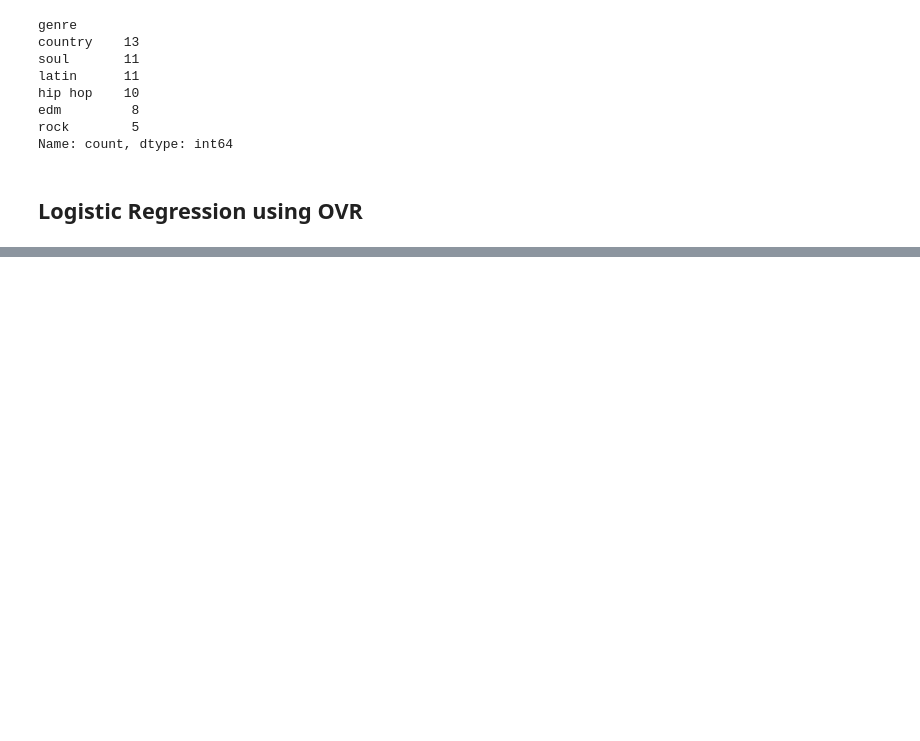
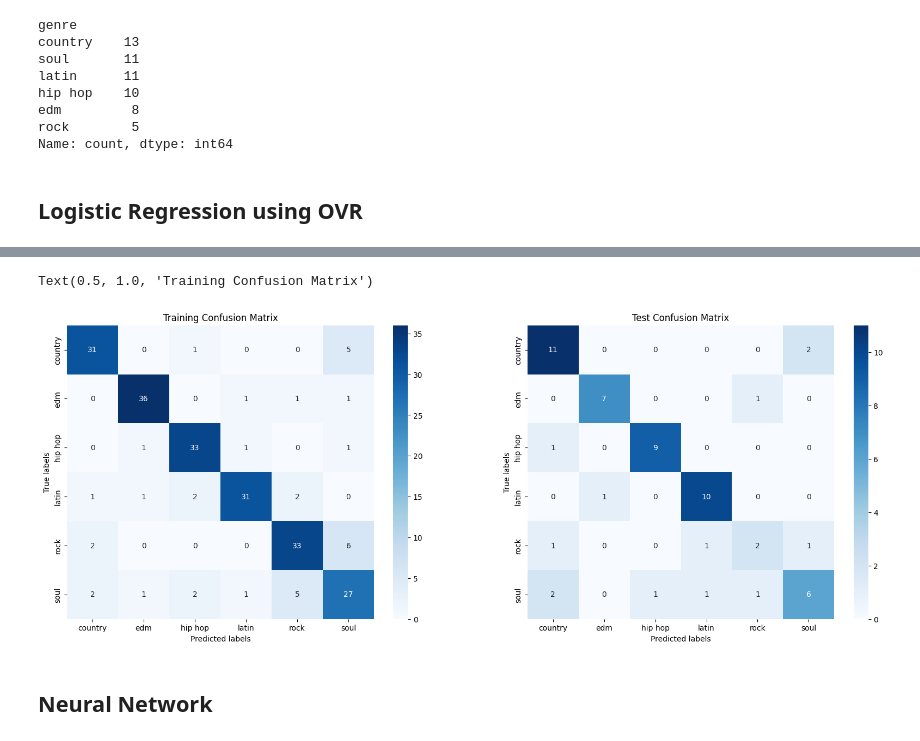
Before and after one commit to jbrismor/DSAN5300, a Jupyter notebook: docs/artist_classification.ipynb, the cells around one changed output, grey strips where cells are left out. Saved outputs shown, nothing was run; the diff lists cells and outputs as text; code cells hidden in the pictures; blank space fills up the shorter version.

```diff
--- a/docs/artist_classification.ipynb
+++ b/docs/artist_classification.ipynb
@@ -685,0 +831,35 @@ Name: count, dtype: int64
+# %%
+import seaborn as sns
+import matplotlib.pyplot as plt
+from sklearn.metrics import confusion_matrix
+
+# training predictions
+y_pred_svm_train = best_svm_model.predict(X_train)
+
+# train confusion matrix
+cm_train = confusion_matrix(y_train, y_pred_svm_train)
+
+# test confusion matrix
+cm_test = confusion_matrix(y_test_flat, y_pred_svm)
+
+# Create subplots
+fig, (ax1, ax2) = plt.subplots(1, 2, figsize=(20, 7))  # 1 Row, 2 Columns
+
+# Test Confusion Matrix
+sns.heatmap(cm_test, annot=True, fmt='g', cmap='Blues', ax=ax2,
+            xticklabels=sorted(set(y_test_flat)), yticklabels=sorted(set(y_test_flat)))
+ax2.set_xlabel('Predicted labels')
+ax2.set_ylabel('True labels')
+ax2.set_title('Test Confusion Matrix')
+
+# Training Confusion Matrix
+sns.heatmap(cm_train, annot=True, fmt='g', cmap='Blues', ax=ax1,
+            xticklabels=sorted(set(y_train_flat)), yticklabels=sorted(set(y_train_flat)))
+ax1.set_xlabel('Predicted labels')
+ax1.set_ylabel('True labels')
+ax1.set_title('Training Confusion Matrix')
+# %% [output]
+Text(0.5, 1.0, 'Training Confusion Matrix')
+[figure, added]
+# %% [markdown]
+## Neural Network
```
Also changed, not shown: parts of 4 cells of this notebook.
